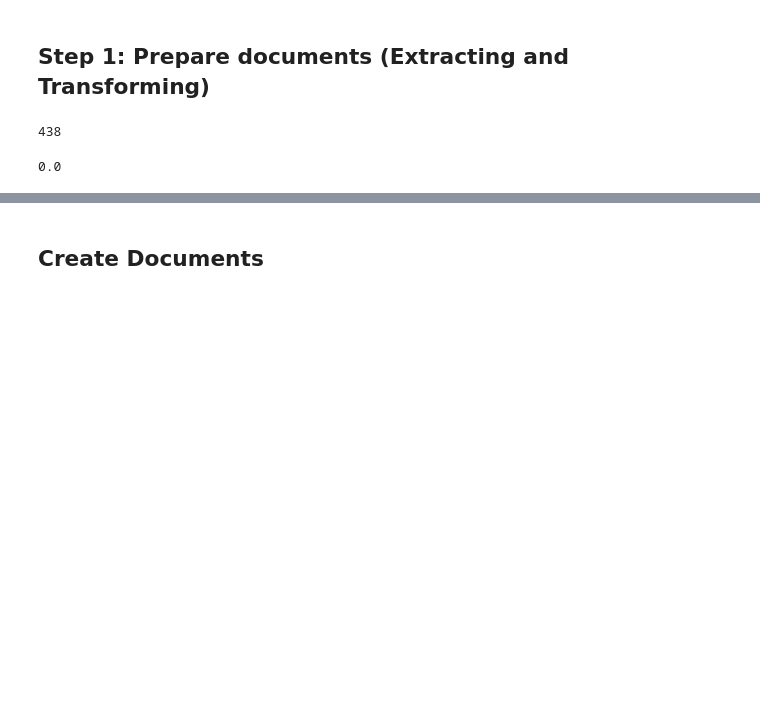
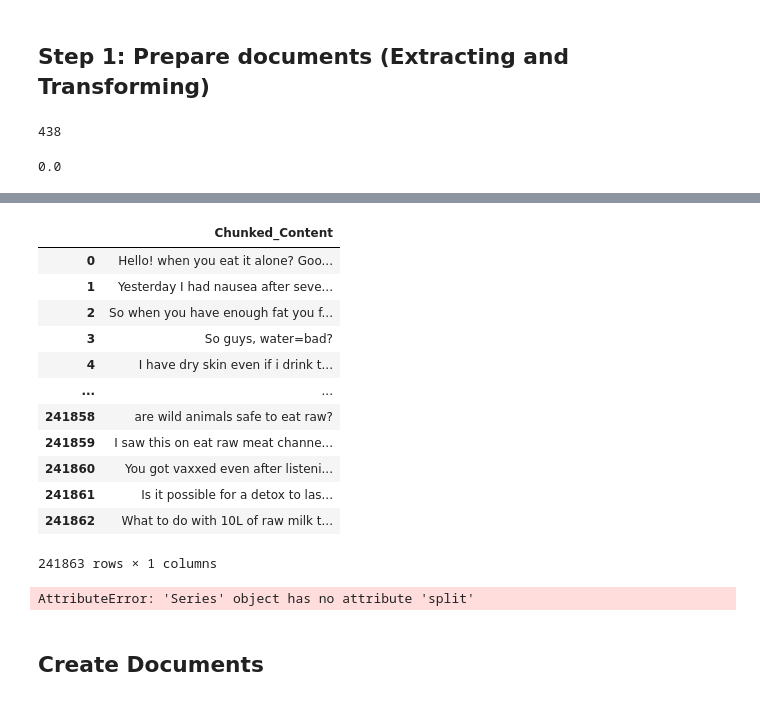
Before and after one commit to Wali-Mohamed/PrimalHealth, a Jupyter notebook: notebooks/1-rag_test.ipynb, the cells around one changed output, grey strips where cells are left out. Saved outputs shown, nothing was run; the diff lists cells and outputs as text; code cells hidden in the pictures; blank space fills up the shorter version.

```diff
--- a/notebooks/1-rag_test.ipynb
+++ b/notebooks/1-rag_test.ipynb
@@ -120,0 +169,17 @@ df.head()
+# %%
+chunked_df=pd.read_csv('../data/clean_data/thread_chunked_conversations.csv')
+chunked_df
+# %% [output]
+|  | Chunked_Content |
+| 0 | Hello! when you eat it alone? Goo... |
+| 1 | Yesterday I had nausea after seve... |
+| 2 | So when you have enough fat you f... |
+| 3 | So guys, water=bad? |
+| 4 | I have dry skin even if i drink t... |
+| ... | ... |
+| 241858 | are wild animals safe to eat raw? |
+| 241859 | I saw this on eat raw meat channe... |
+| 241860 | You got vaxxed even after listeni... |
+| 241861 | Is it possible for a detox to las... |
+| 241862 | What to do with 10L of raw milk t... |
+241863 rows × 1 columns
@@ -121,3 +220,7 @@ df.head()
+# %%
+chunked_df_QandA['Chunked_Content'].split()
+# %% [output]
+AttributeError: 'Series' object has no attribute 'split'
 # %% [markdown]
 ## Create Documents
 # %%
```
Also changed, not shown: parts of 25 cells of this notebook, 7 other files.
